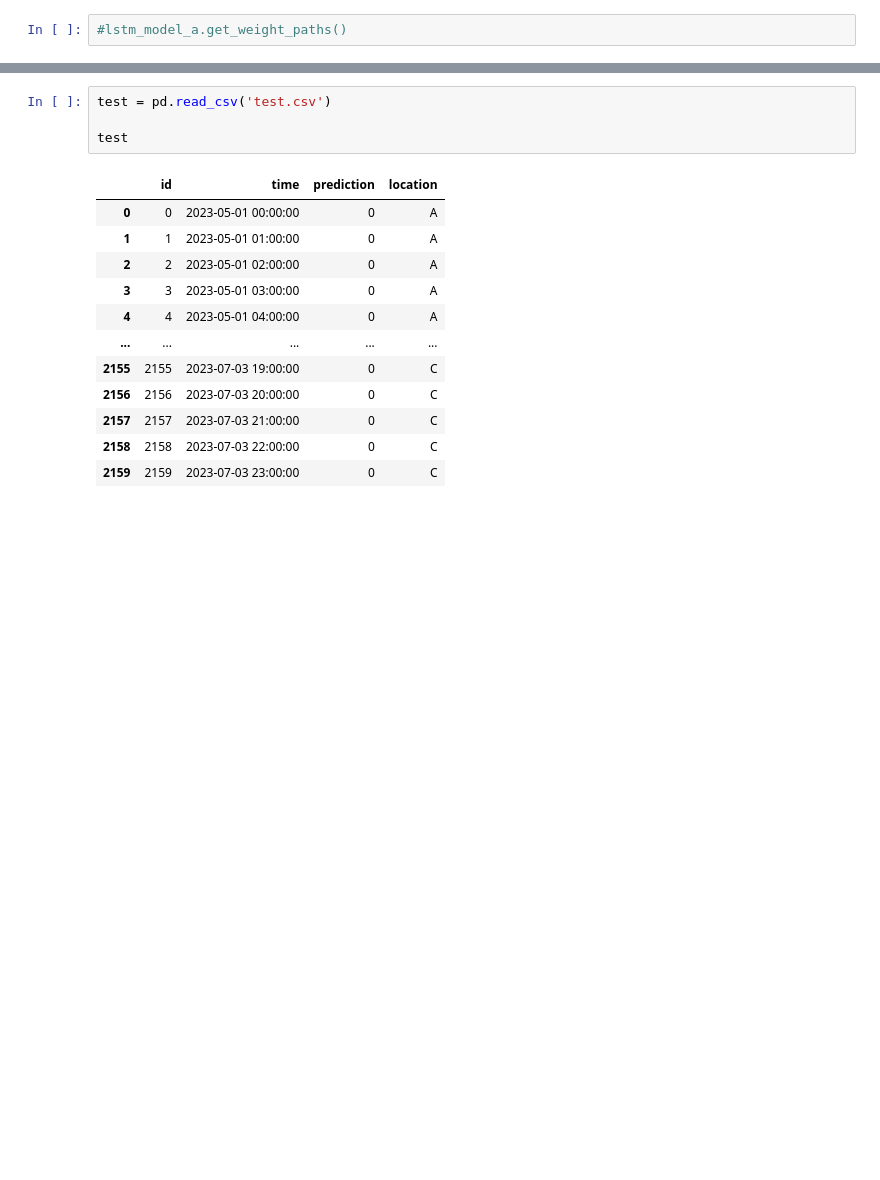
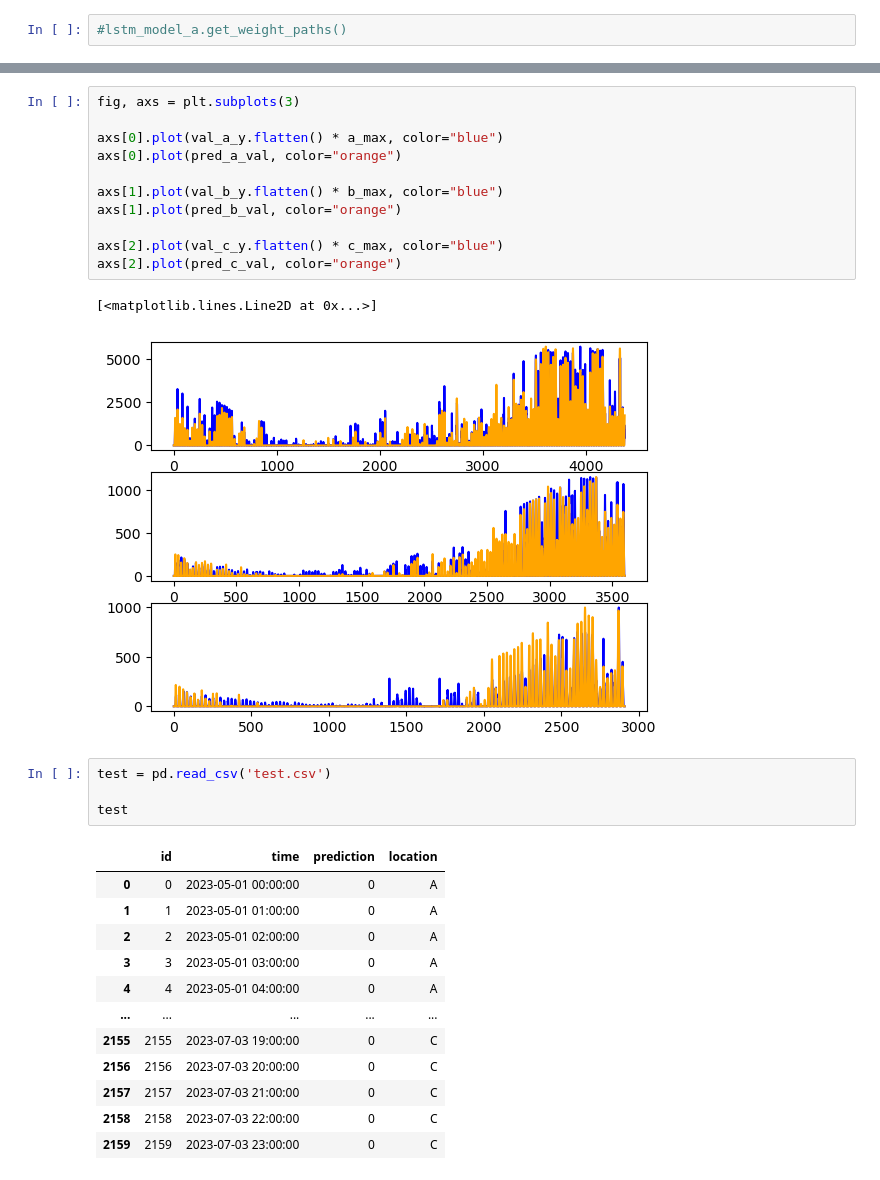
Before and after one commit to MartinSkatvedt/TDT4173-Machine-Learning, a Jupyter notebook: read_files.ipynb, the cells around one changed output, grey strips where cells are left out. Drawn from its saved outputs; the diff is of its cells as text; blank space fills up the shorter version.

```diff
--- a/read_files.ipynb
+++ b/read_files.ipynb
@@ -447,3 +451,17 @@ plt.plot(pred_a_val[:1000], color="orange")
+# %%
+fig, axs = plt.subplots(3)
+
+axs[0].plot(val_a_y.flatten() * a_max, color="blue")
+axs[0].plot(pred_a_val, color="orange")
+
+axs[1].plot(val_b_y.flatten() * b_max, color="blue")
+axs[1].plot(pred_b_val, color="orange")
+
+axs[2].plot(val_c_y.flatten() * c_max, color="blue")
+axs[2].plot(pred_c_val, color="orange")
+# %% [output]
+[<matplotlib.lines.Line2D at 0x...>]
+[figure, added]
 # %%
 test = pd.read_csv('test.csv')
 
```
Also changed, not shown: parts of 24 cells of this notebook, 10 other files.
